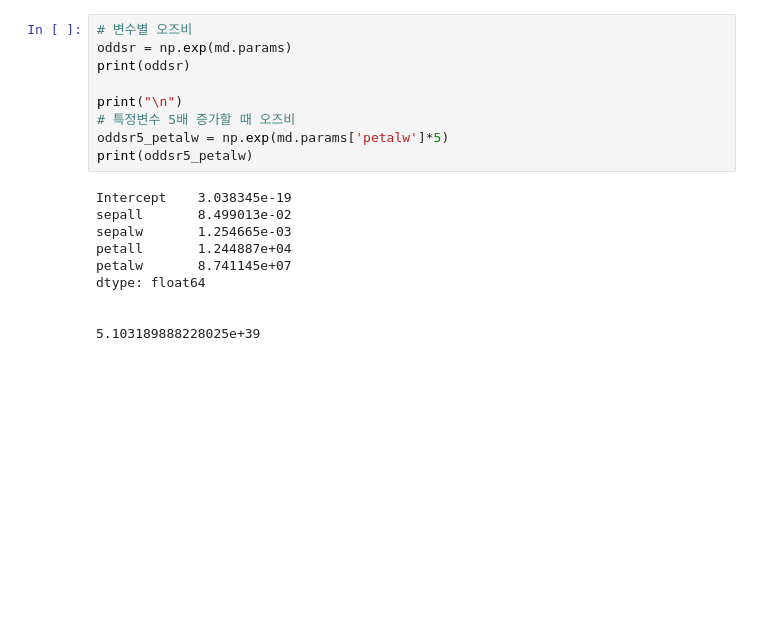
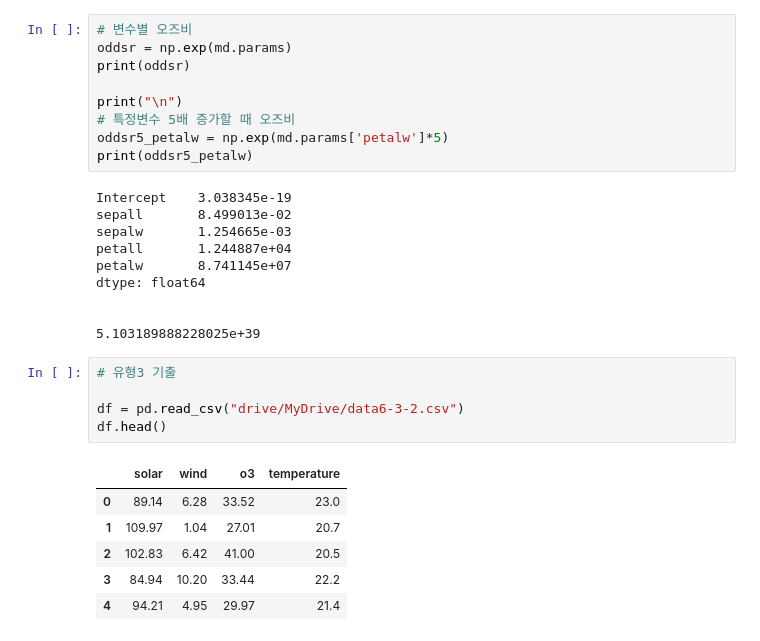
Before and after one commit to shcho11/00.Projects_2024, a Jupyter notebook: 202506_bigdata_kisa.ipynb, the cells around one changed output. Cells and saved outputs as stored; diff of their text form; blank space fills up the shorter version.

```diff
--- a/202506_bigdata_kisa.ipynb
+++ b/202506_bigdata_kisa.ipynb
@@ -1150,3 +1121,15 @@ dtype: float64
 
 
 5.103189888228025e+39
+# %%
+# 유형3 기출
+
+df = pd.read_csv("drive/MyDrive/data6-3-2.csv")
+df.head()
+# %% [output]
+|  | solar | wind | o3 | temperature |
+| 0 | 89.14 | 6.28 | 33.52 | 23.0 |
+| 1 | 109.97 | 1.04 | 27.01 | 20.7 |
+| 2 | 102.83 | 6.42 | 41.00 | 20.5 |
+| 3 | 84.94 | 10.20 | 33.44 | 22.2 |
+| 4 | 94.21 | 4.95 | 29.97 | 21.4 |
```
Also changed, not shown: parts of 28 cells of this notebook.
